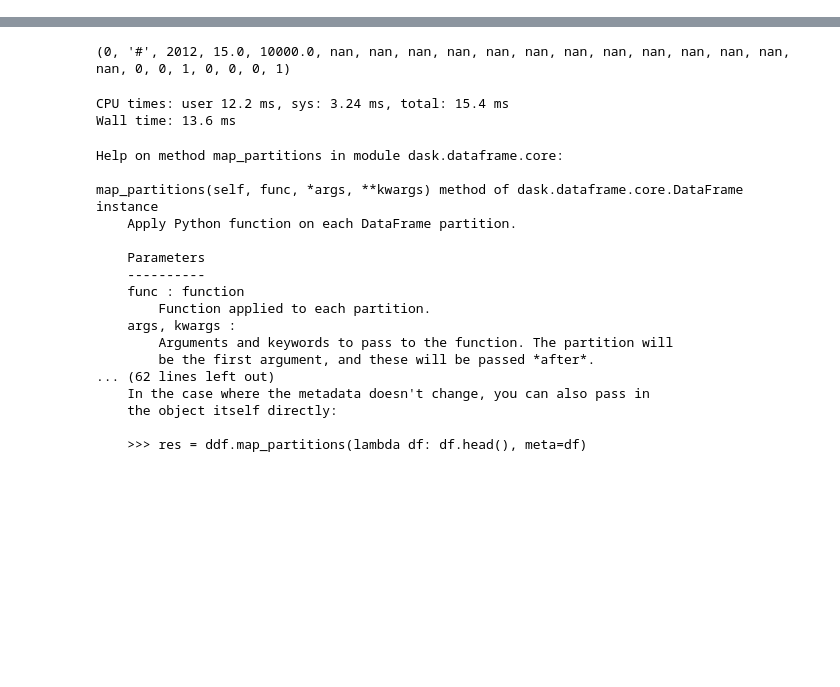
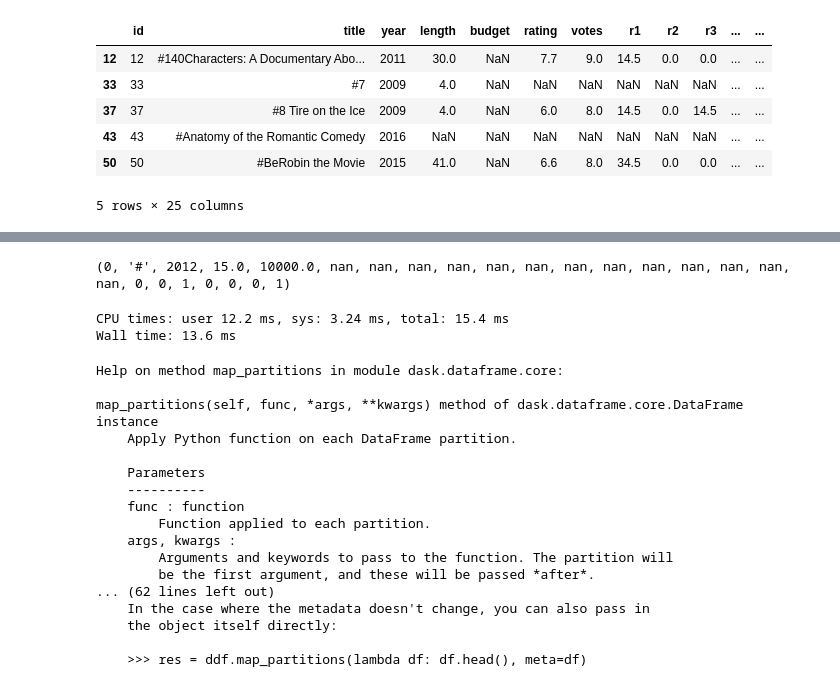
Before and after one commit to kvpradap/dmagellan, a Jupyter notebook: notebooks/mur-try1.ipynb, the cells around one changed output, grey strips where cells are left out. Cells and saved outputs as stored; diff of their text form; code cells hidden in the pictures; blank space fills up the shorter version.

```diff
--- a/notebooks/mur-try1.ipynb
+++ b/notebooks/mur-try1.ipynb
@@ -26,0 +53,2 @@ dask.dataframe.core.DataFrame
+# %%
+ds = ddf_selected.compute()
@@ -26,0 +59,10 @@ dask.dataframe.core.DataFrame
+# %%
+ds.
+# %% [output]
+|  | id | title | year | length | budget | rating | votes | r1 | r2 | r3 | ... | ... |
+| 12 | 12 | #140Characters: A Documentary Abo... | 2011 | 30.0 | NaN | 7.7 | 9.0 | 14.5 | 0.0 | 0.0 | ... | ... |
+| 33 | 33 | #7 | 2009 | 4.0 | NaN | NaN | NaN | NaN | NaN | NaN | ... | ... |
+| 37 | 37 | #8 Tire on the Ice | 2009 | 4.0 | NaN | 6.0 | 8.0 | 14.5 | 0.0 | 14.5 | ... | ... |
+| 43 | 43 | #Anatomy of the Romantic Comedy | 2016 | NaN | NaN | NaN | NaN | NaN | NaN | NaN | ... | ... |
+| 50 | 50 | #BeRobin the Movie | 2015 | 41.0 | NaN | 6.6 | 8.0 | 34.5 | 0.0 | 0.0 | ... | ... |
+5 rows × 25 columns
```
Also changed, not shown: parts of 26 cells of this notebook, 14 other files.
